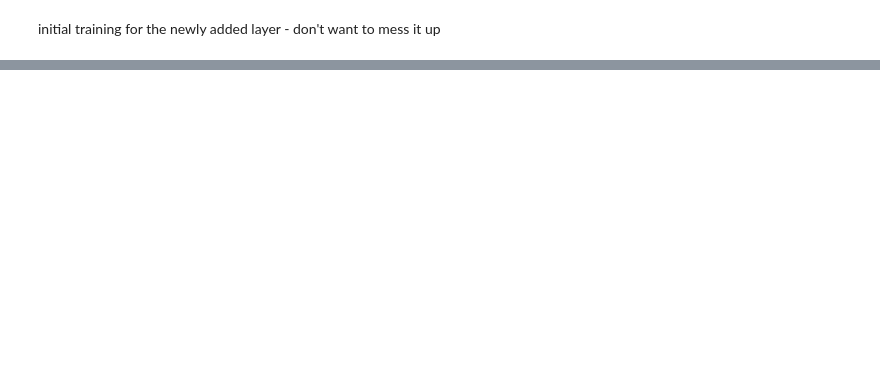
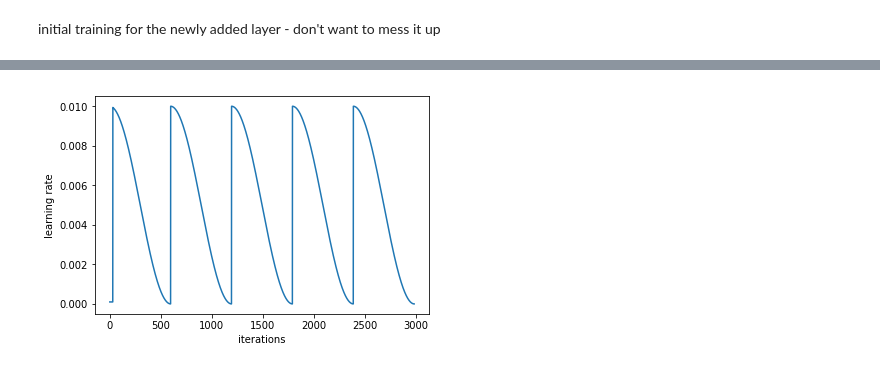
Before and after one commit to NathanYee/deepLearningIndependentStudy, a Jupyter notebook: notebooks/plant-seedlings-classification.ipynb, the cells around one changed output, grey strips where cells are left out. Cells and saved outputs as stored; diff of their text form; code cells hidden in the pictures; blank space fills up the shorter version.

Commit message:
working ensemble 7th on kaggle

```diff
--- a/notebooks/plant-seedlings-classification.ipynb
+++ b/notebooks/plant-seedlings-classification.ipynb
@@ -80,0 +138,4 @@ learn.fit(lr, n_cycle=3, cycle_len=1, cycle_mult=2)
+# %%
+lr = .01
+# %%
+learn.fit([lr/9, lr/3, lr], n_cycle=3, cycle_len=1, cycle_mult=2)
@@ -80,0 +153,4 @@ learn.fit(lr, n_cycle=3, cycle_len=1, cycle_mult=2)
+# %%
+n_cycle = 5
+# %%
+learn.fit([lr/9, lr/3, lr], n_cycle=n_cycle, cycle_len=4, cycle_mult=1, cycle_save_name='ensemble')
@@ -80,0 +181,4 @@ learn.fit(lr, n_cycle=3, cycle_len=1, cycle_mult=2)
+# %%
+learn.sched.plot_lr()
+# %% [output]
+[figure, added]
```
Also changed, not shown: parts of 38 cells of this notebook.
